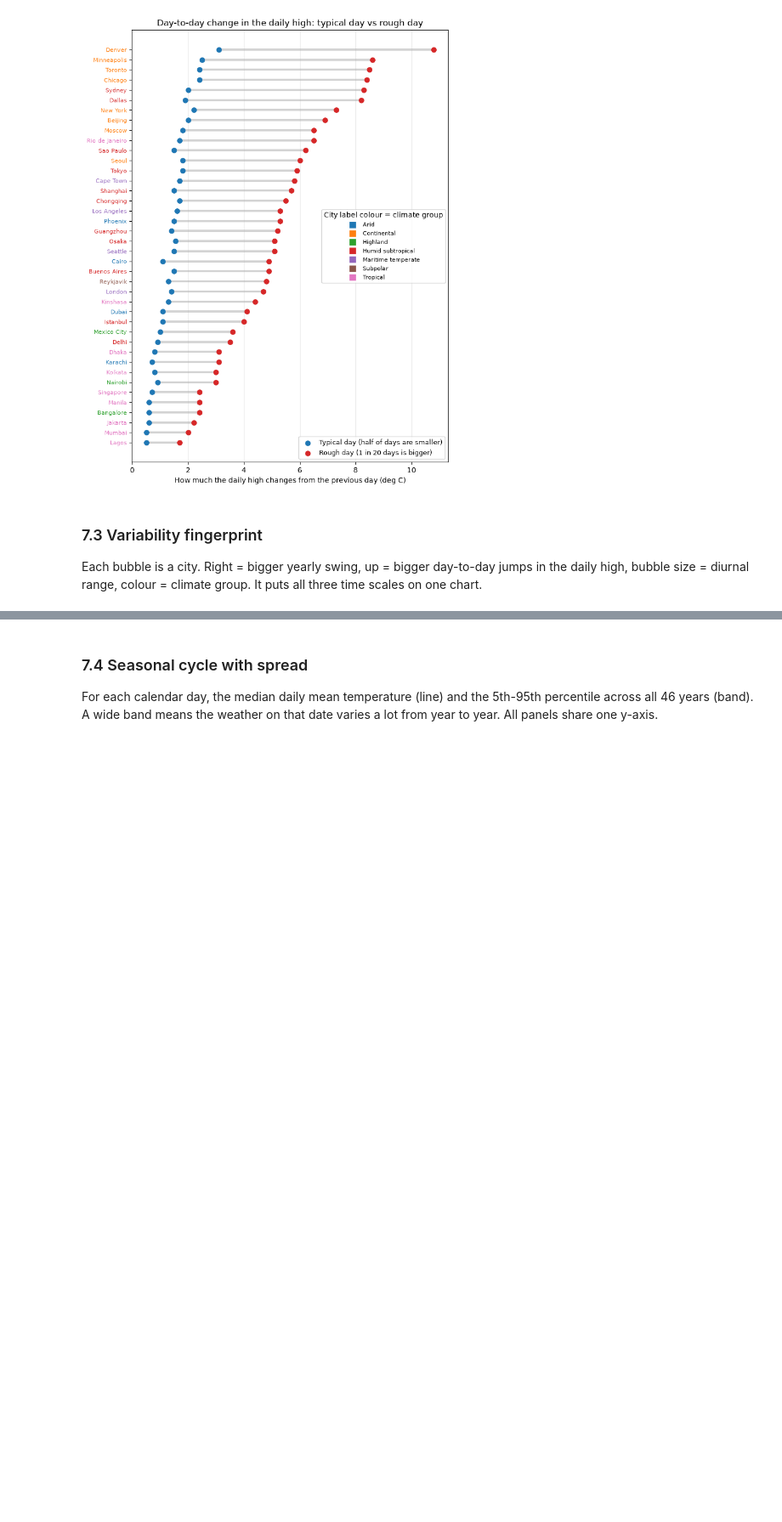
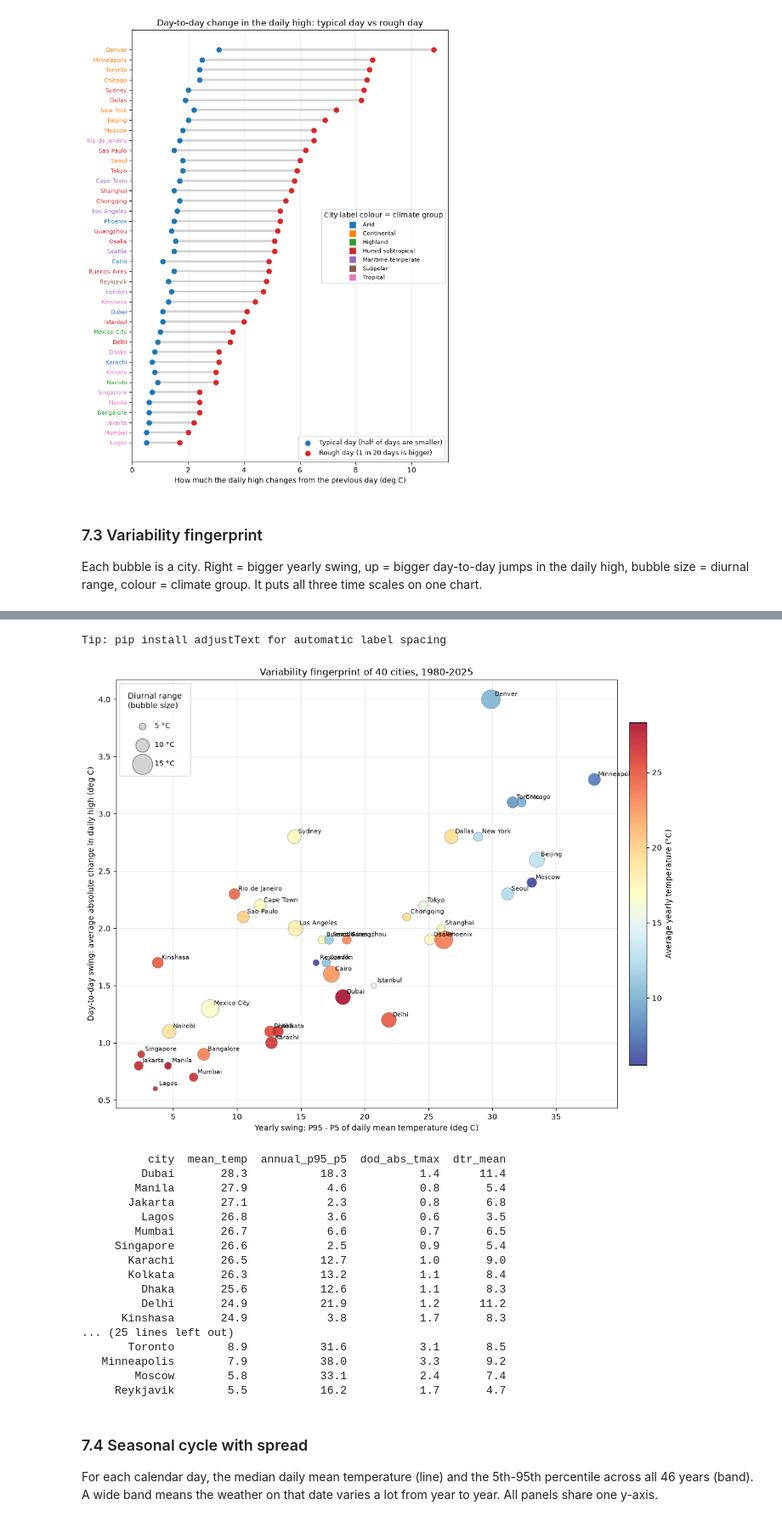
Before and after one commit to ninadparab/weather-temperature, a Jupyter notebook: weather_variability_simple.ipynb, the cells around one changed output, grey strips where cells are left out. Shown at 85% size. Saved outputs shown, nothing was run; the diff lists cells and outputs as text; code cells hidden in the pictures; blank space fills up the shorter version.

Commit message:
Added charts for absolute temp

```diff
--- a/weather_variability_simple.ipynb
+++ b/weather_variability_simple.ipynb
@@ -578,3 +668,59 @@ plt.show()
+# %%
+# average yearly temperature per city (mean of all daily means, 1980-2025)
+mean_temp = daily.groupby("city")["tmean"].mean().rename("mean_temp").reset_index()
+fp = summary.reset_index().merge(mean_temp, on="city")
+X, Y = "annual_p95_p5", "dod_abs_tmax"     # in the anomaly notebook use Y = "dod_abs_anom_tmax"
+
+fig, ax = plt.subplots(figsize=(14, 10))
+sc = ax.scatter(fp[X], fp[Y], s=fp["dtr_mean"] ** 2 * 3, c=fp["mean_temp"], cmap="RdYlBu_r",
+                alpha=0.85, edgecolor="gray", linewidth=0.5)
+cbar = fig.colorbar(sc, ax=ax, shrink=0.8, pad=0.02)
+cbar.set_label("Average yearly temperature (°C)")
+
+# label every city
+texts = [ax.text(r[X], r[Y], r["city"], fontsize=8) for _, r in fp.iterrows()]
+try:
+    from adjustText import adjust_text            # pip install adjustText
+    adjust_text(texts, ax=ax, arrowprops=dict(arrowstyle="-", color="gray", lw=0.5))
+except ImportError:
+    print("Tip: pip install adjustText for automatic label spacing")
+    for t in texts:
+        x0, y0 = t.get_position()
+        t.set_position((x0 + 0.3, y0 + 0.03))
+
+# bubble-size reference
+for dtr in (5, 10, 15):
+    ax.scatter([], [], s=dtr ** 2 * 3, color="lightgray", edgecolor="gray", label=f"{dtr} °C")
+ax.legend(title="Diurnal range\n(bubble size)", loc="upper left", labelspacing=1.6, borderpad=1.2, fontsize=9)
+
+ax.set_xlabel("Yearly swing: P95 - P5 of daily mean temperature (deg C)")
+ax.set_ylabel("Day-to-day swing: average absolute change in daily high (deg C)")
+ax.set_title("Variability fingerprint of 40 cities, 1980-2025")
+ax.grid(alpha=0.3)
+fig.savefig(FIG_DIR / "fingerprint_by_temperature.png", dpi=150, bbox_inches="tight")
+plt.show()
+
+print(fp[["city", "mean_temp", X, Y, "dtr_mean"]].sort_values("mean_temp", ascending=False).round(1).to_string(index=False))
+# %% [output]
+Tip: pip install adjustText for automatic label spacing
+[figure, added]
+          city  mean_temp  annual_p95_p5  dod_abs_tmax  dtr_mean
+         Dubai       28.3           18.3           1.4      11.4
+        Manila       27.9            4.6           0.8       5.4
+       Jakarta       27.1            2.3           0.8       6.8
+         Lagos       26.8            3.6           0.6       3.5
+        Mumbai       26.7            6.6           0.7       6.5
+     Singapore       26.6            2.5           0.9       5.4
+       Karachi       26.5           12.7           1.0       9.0
+       Kolkata       26.3           13.2           1.1       8.4
+         Dhaka       25.6           12.6           1.1       8.3
+         Delhi       24.9           21.9           1.2      11.2
+      Kinshasa       24.9            3.8           1.7       8.3
+... (25 lines left out)
+       Toronto        8.9           31.6           3.1       8.5
+   Minneapolis        7.9           38.0           3.3       9.2
+        Moscow        5.8           33.1           2.4       7.4
+     Reykjavik        5.5           16.2           1.7       4.7
 # %% [markdown]
 ### 7.4 Seasonal cycle with spread
 
```
Also changed, not shown: parts of 2 cells of this notebook, 4 other files.
